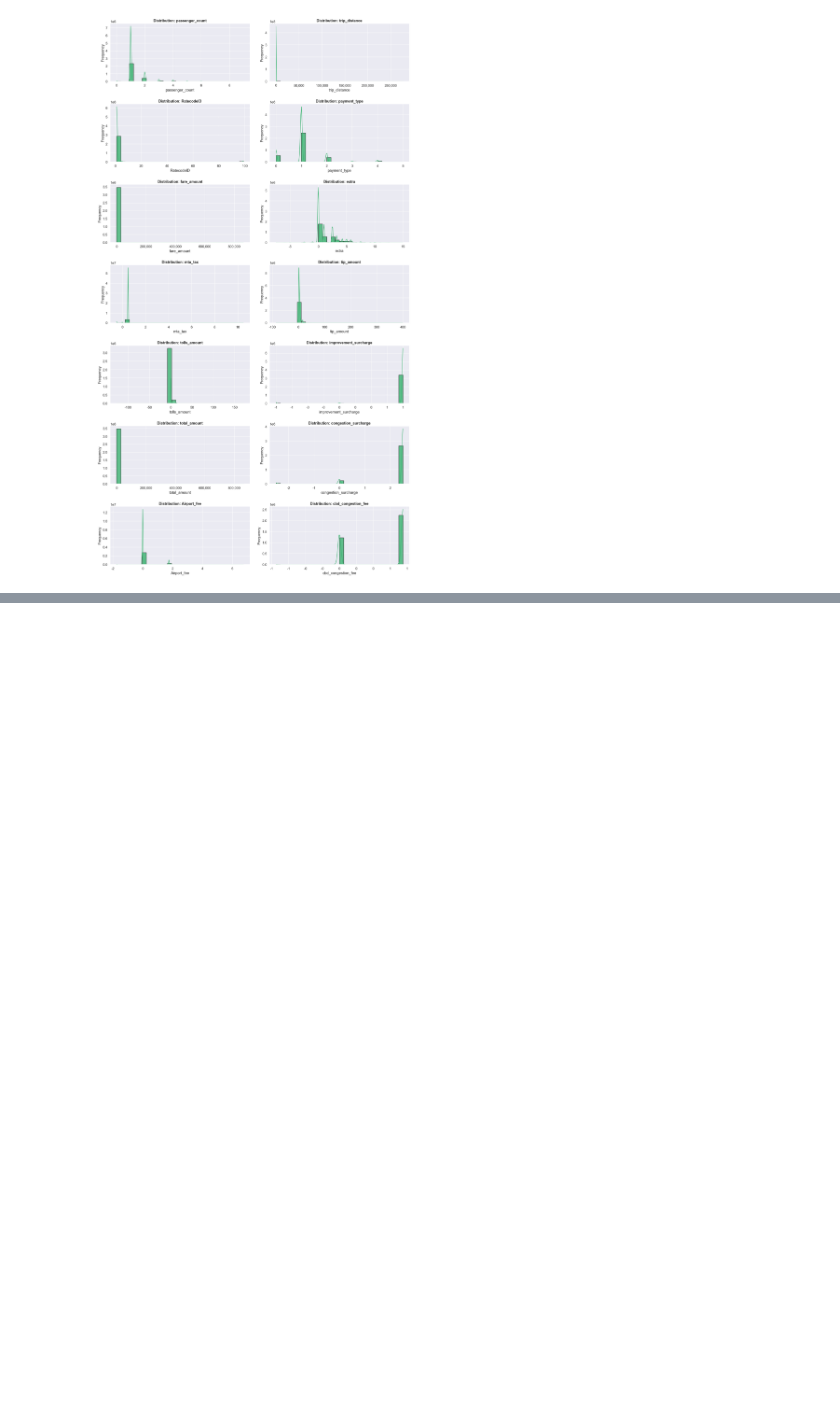
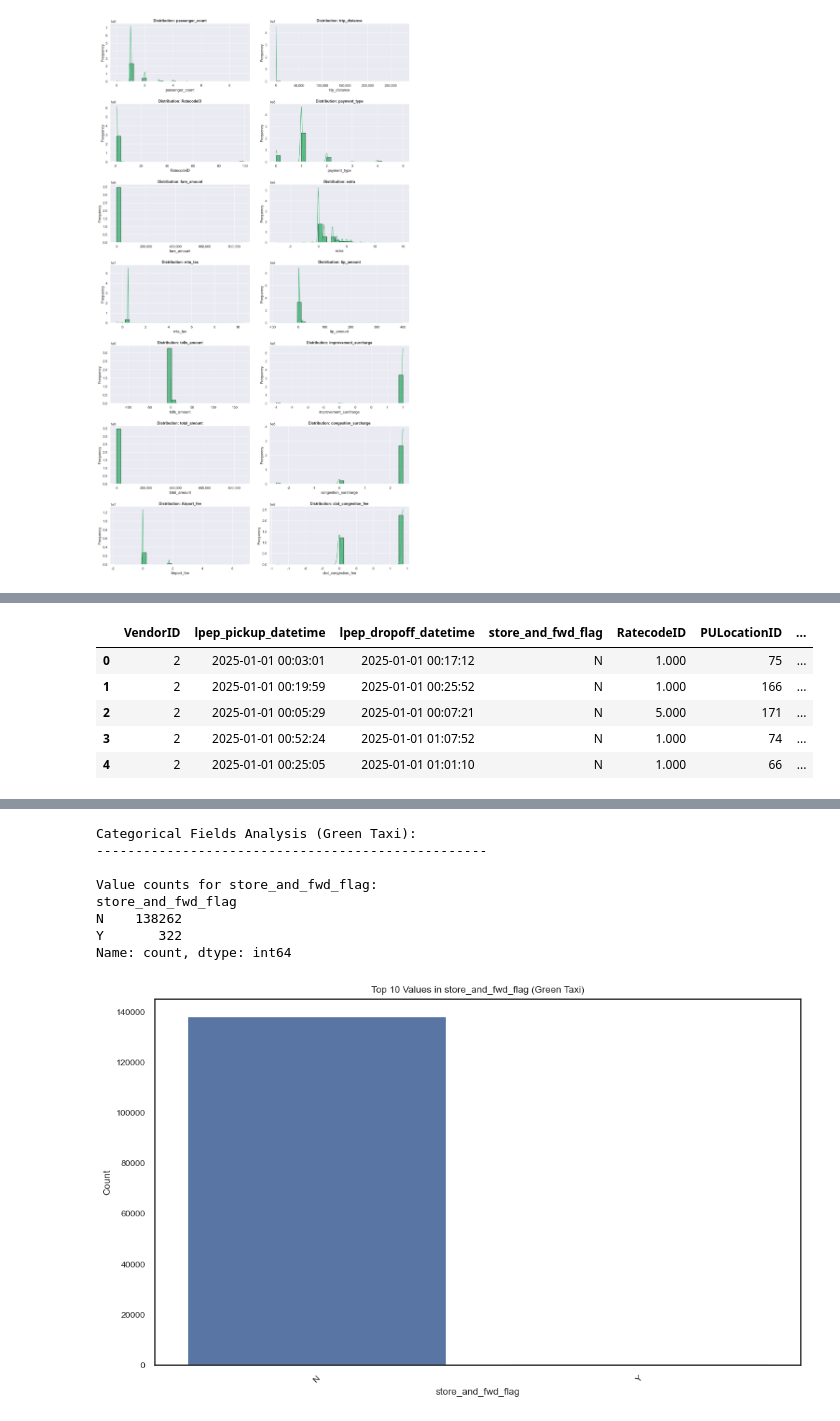
Before and after one commit to kosmobiker/taxi-analytics, a Jupyter notebook: notebooks/playground.ipynb, the cells around one changed output, grey strips where cells are left out. Drawn from its saved outputs; the diff is of its cells as text; code cells hidden in the pictures; blank space fills up the shorter version.

Commit message:
green taxi

```diff
--- a/notebooks/playground.ipynb
+++ b/notebooks/playground.ipynb
@@ -7,6 +7,7 @@ import seaborn as sns
 import matplotlib.pyplot as plt
 # %%
 pd.options.display.float_format = "{:,.3f}".format
+pd.set_option('display.max_columns', None)
 # %% [markdown]
 # Loading NYC Taxi Data
 
@@ -298,0 +300,63 @@ else:
+# %%
+# Load Green Taxi Data
+green_files = [
+    data_dir / "green_tripdata_2025-01.parquet",
+    data_dir / "green_tripdata_2025-02.parquet",
+    data_dir / "green_tripdata_2025-03.parquet"
+    ]
+
+# Combine all green taxi data into a single DataFrame
+green_dfs = []
+for file in green_files:
+    try:
+        green_dfs.append(pd.read_parquet(file))
+    except FileNotFoundError:
+        print(f"Error: File not found at {file}")
+    except Exception as e:
+        print(f"Error loading the file {file}: {str(e)}")
+
+green_df = pd.concat(green_dfs, ignore_index=True)
+
+# Display basic information about the green taxi dataset
+print("Green Taxi Dataset Info:")
+print("-" * 40)
+print(f"Number of records: {len(green_df):,}")
+print(f"Memory usage: {green_df.memory_usage().sum() / 1024**2:.2f} MB")
+print(f"\nColumns: {', '.join(green_df.columns)}")
+print("\nFirst few rows:")
+display(green_df.head())
+
+# Perform EDA on Green Taxi Data
+## Data Types and Missing Values Analysis
+print("Data Types and Memory Usage (Green Taxi):")
+green_dtypes_info = green_df.dtypes.to_frame('dtype')
+green_dtypes_info['memory_mb'] = green_df.memory_usage(deep=True) / 1024**2
+green_dtypes_info['missing_pct'] = (green_df.isnull().sum() / len(green_df)) * 100
+print(green_dtypes_info)
+
+## Basic Statistics for Numerical Fields
+green_numerical_cols = green_df.select_dtypes(include=['int64', 'float64']).columns
+print("Numerical Fields Statistics (Green Taxi):")
+green_stats_df = green_df[green_numerical_cols].describe()
+display(green_stats_df)
+
+## Categorical Fields Analysis
+green_categorical_cols = green_df.select_dtypes(include=['object', 'category']).columns
+if len(green_categorical_cols) > 0:
+    print("Categorical Fields Analysis (Green Taxi):")
+    print("-" * 50)
+    for col in green_categorical_cols:
+        print(f"\nValue counts for {col}:")
+        green_value_counts = green_df[col].value_counts()
+        print(green_value_counts.head())
+        plt.figure(figsize=(10, 6))
+        sns.barplot(x=green_value_counts.head(10).index, y=green_value_counts.head(10).values)
+        plt.title(f"Top 10 Values in {col} (Green Taxi)")
+        plt.xlabel(col)
+        plt.ylabel("Count")
+        plt.xticks(rotation=45)
+        plt.tight_layout()
+        plt.show()
+else:
+    print("No categorical columns found in the dataset")
+# %% [output]
@@ -298,0 +371,6 @@ else:
+|  | VendorID | lpep_pickup_datetime | lpep_dropoff_datetime | store_and_fwd_flag | RatecodeID | PULocationID | ... |
+| 0 | 2 | 2025-01-01 00:03:01 | 2025-01-01 00:17:12 | N | 1.000 | 75 | ... |
+| 1 | 2 | 2025-01-01 00:19:59 | 2025-01-01 00:25:52 | N | 1.000 | 166 | ... |
+| 2 | 2 | 2025-01-01 00:05:29 | 2025-01-01 00:07:21 | N | 5.000 | 171 | ... |
+| 3 | 2 | 2025-01-01 00:52:24 | 2025-01-01 01:07:52 | N | 1.000 | 74 | ... |
+| 4 | 2 | 2025-01-01 00:25:05 | 2025-01-01 01:01:10 | N | 1.000 | 66 | ... |
@@ -298,0 +403,9 @@ else:
+Categorical Fields Analysis (Green Taxi):
+--------------------------------------------------
+
+Value counts for store_and_fwd_flag:
+store_and_fwd_flag
+N    138262
+Y       322
+Name: count, dtype: int64
+[figure, added]
```
Also changed, not shown: parts of 2 cells of this notebook.
